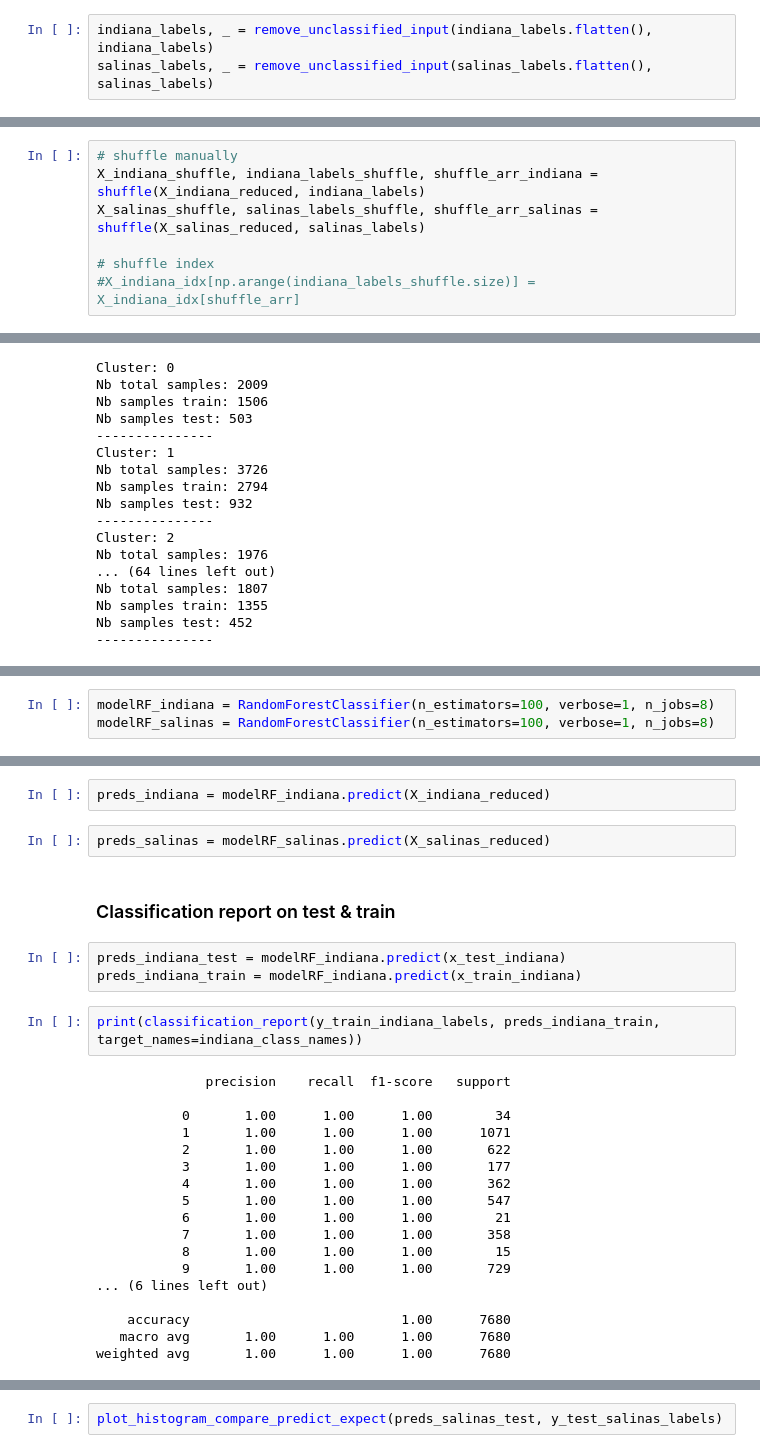
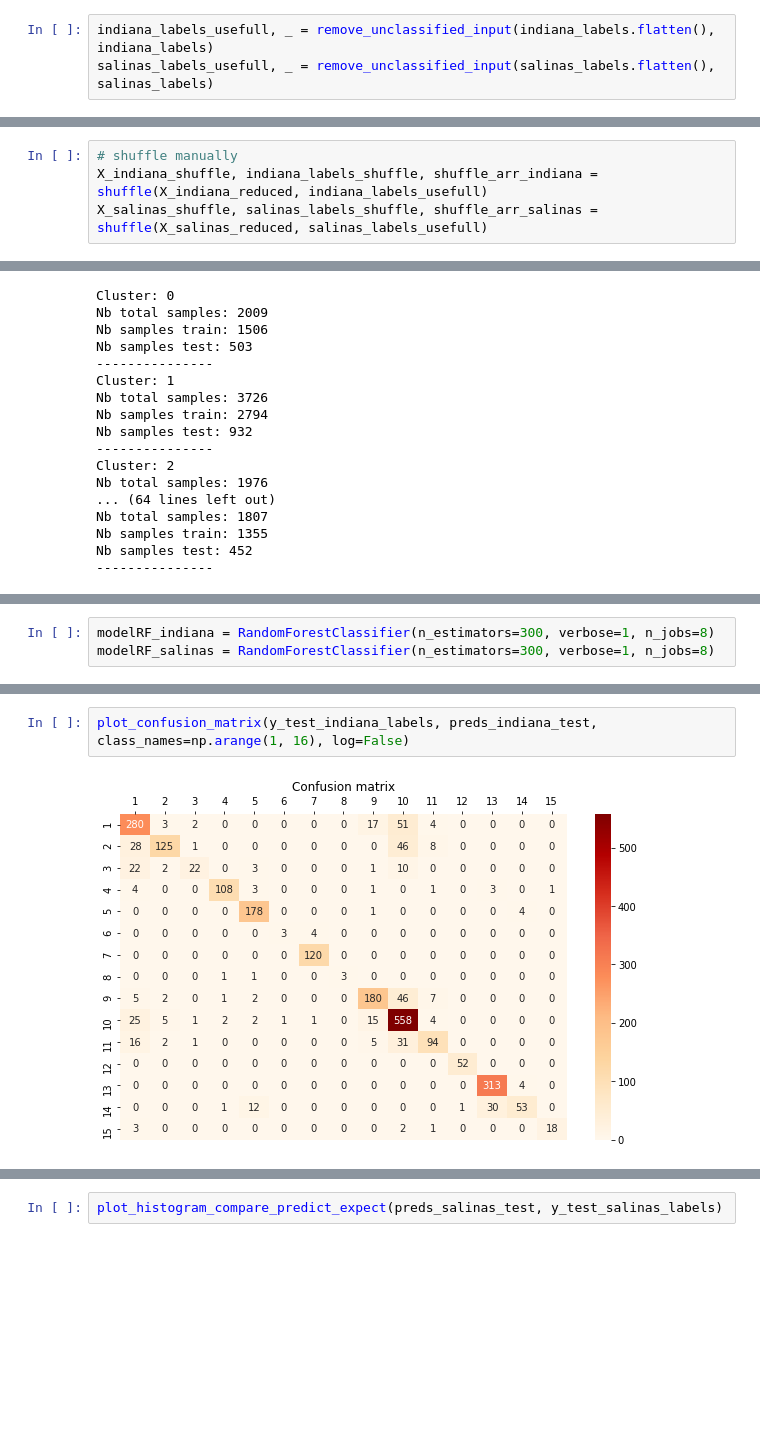
Before and after one commit to SabineHU/projet-IML, a Jupyter notebook: src/supervised_random_forest_classifier.ipynb, the cells around one changed output, grey strips where cells are left out. Cells and saved outputs as stored; diff of their text form; blank space fills up the shorter version.

Commit message:
RandomForest

```diff
--- a/src/supervised_random_forest_classifier.ipynb
+++ b/src/supervised_random_forest_classifier.ipynb
@@ -55,3 +70,3 @@ print(X_salinas.shape)
 # %%
-indiana_labels, _ = remove_unclassified_input(indiana_labels.flatten(), indiana_labels)
-salinas_labels, _ = remove_unclassified_input(salinas_labels.flatten(), salinas_labels)
+indiana_labels_usefull, _ = remove_unclassified_input(indiana_labels.flatten(), indiana_labels)
+salinas_labels_usefull, _ = remove_unclassified_input(salinas_labels.flatten(), salinas_labels)
@@ -89,7 +106,4 @@ Salinas reduced data shape: (54129, 5)
 # %%
 # shuffle manually
-X_indiana_shuffle, indiana_labels_shuffle, shuffle_arr_indiana = shuffle(X_indiana_reduced, indiana_labels)
-X_salinas_shuffle, salinas_labels_shuffle, shuffle_arr_salinas = shuffle(X_salinas_reduced, salinas_labels)
-
-# shuffle index
-#X_indiana_idx[np.arange(indiana_labels_shuffle.size)] = X_indiana_idx[shuffle_arr]
+X_indiana_shuffle, indiana_labels_shuffle, shuffle_arr_indiana = shuffle(X_indiana_reduced, indiana_labels_usefull)
+X_salinas_shuffle, salinas_labels_shuffle, shuffle_arr_salinas = shuffle(X_salinas_reduced, salinas_labels_usefull)
@@ -207,6 +184,6 @@ plot_histogram(y_train_salinas_labels)
 # %%
-modelRF_indiana = RandomForestClassifier(n_estimators=100, verbose=1, n_jobs=8)
-modelRF_salinas = RandomForestClassifier(n_estimators=100, verbose=1, n_jobs=8)
+modelRF_indiana = RandomForestClassifier(n_estimators=300, verbose=1, n_jobs=8)
+modelRF_salinas = RandomForestClassifier(n_estimators=300, verbose=1, n_jobs=8)
 # %%
 modelRF_indiana.fit(x_train_indiana, y_train_indiana_labels)
 # %% [output]
@@ -366,29 +376,4 @@ Score: 0.9933628318584071
-# %%
-preds_indiana = modelRF_indiana.predict(X_indiana_reduced)
-# %%
-preds_salinas = modelRF_salinas.predict(X_salinas_reduced)
-# %% [markdown]
-### Classification report on test & train
-# %%
-preds_indiana_test = modelRF_indiana.predict(x_test_indiana)
-preds_indiana_train = modelRF_indiana.predict(x_train_indiana)
-# %%
-print(classification_report(y_train_indiana_labels, preds_indiana_train, target_names=indiana_class_names))
-# %% [output]
-              precision    recall  f1-score   support
-
-           0       1.00      1.00      1.00        34
-           1       1.00      1.00      1.00      1071
-           2       1.00      1.00      1.00       622
-           3       1.00      1.00      1.00       177
-           4       1.00      1.00      1.00       362
-           5       1.00      1.00      1.00       547
-           6       1.00      1.00      1.00        21
-           7       1.00      1.00      1.00       358
-           8       1.00      1.00      1.00        15
-           9       1.00      1.00      1.00       729
-... (6 lines left out)
-
-    accuracy                           1.00      7680
-   macro avg       1.00      1.00      1.00      7680
-weighted avg       1.00      1.00      1.00      7680
+# %%
+plot_confusion_matrix(y_test_indiana_labels, preds_indiana_test, class_names=np.arange(1, 16), log=False)
+# %% [output]
+[figure, added]
```
Also changed, not shown: parts of 94 cells of this notebook.
